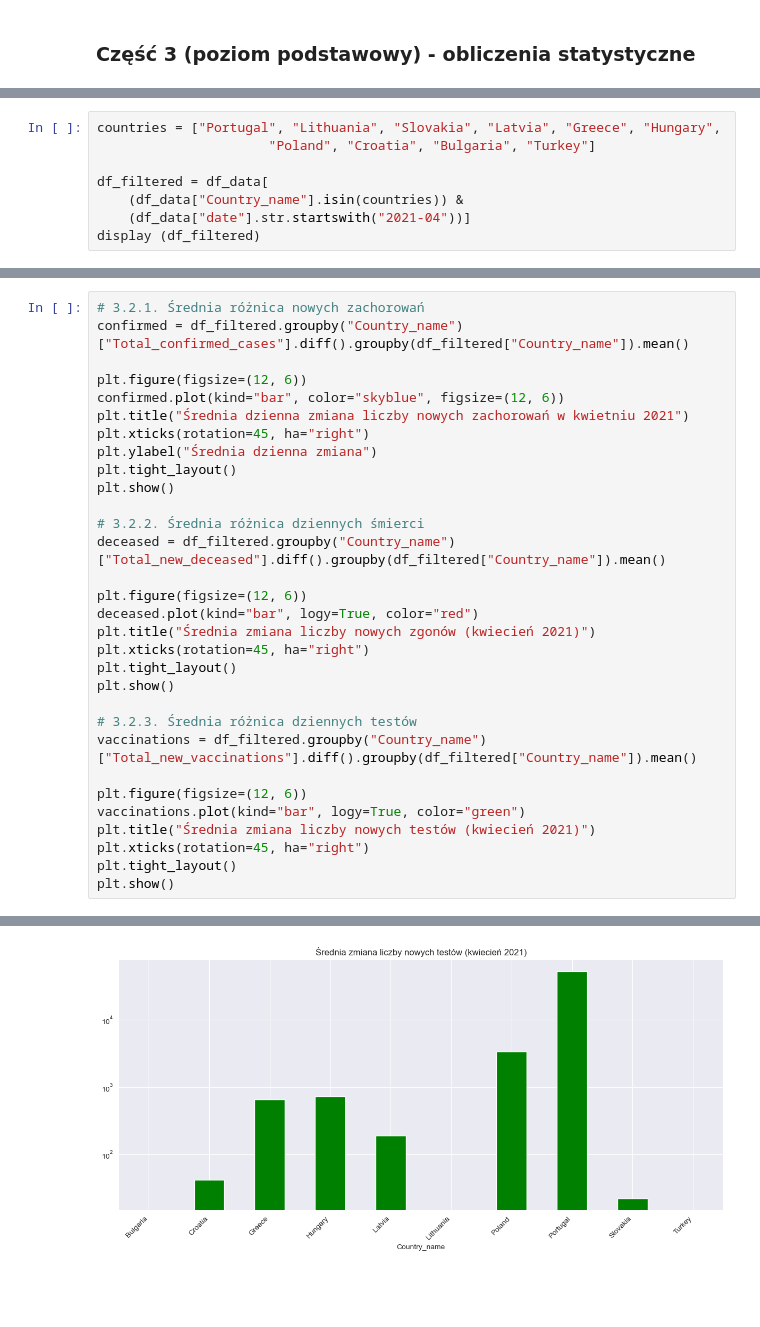
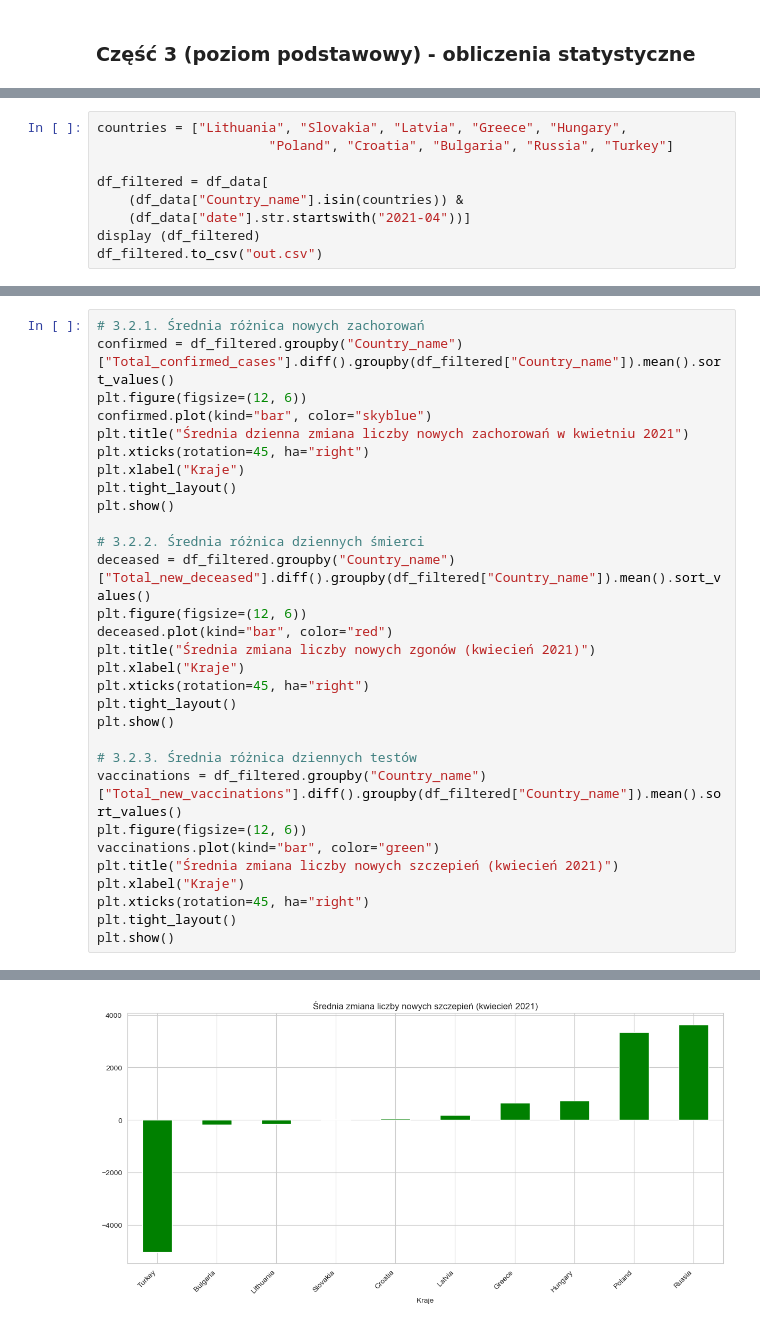
Before and after one commit to AbsZeroO/big-data, a Jupyter notebook: Poziom_2/Poziom2.ipynb, the cells around one changed output, grey strips where cells are left out. Cells and saved outputs as stored; diff of their text form; blank space fills up the shorter version.

```diff
--- a/Poziom_2/Poziom2.ipynb
+++ b/Poziom_2/Poziom2.ipynb
@@ -118,9 +146,10 @@ TODO:
 # %%
-countries = ["Portugal", "Lithuania", "Slovakia", "Latvia", "Greece", "Hungary",
-                      "Poland", "Croatia", "Bulgaria", "Turkey"]
+countries = ["Lithuania", "Slovakia", "Latvia", "Greece", "Hungary",
+                      "Poland", "Croatia", "Bulgaria", "Russia", "Turkey"]
 
 df_filtered = df_data[
     (df_data["Country_name"].isin(countries)) &
     (df_data["date"].str.startswith("2021-04"))]
 display (df_filtered)
+df_filtered.to_csv("out.csv")
 # %% [output]
@@ -177,31 +250,30 @@ Uwaga - dane dla Portugalii pochodzą tylko z 5 dni, a dla Grecji z 20. Reszta p
 # %%
 # 3.2.1. Średnia różnica nowych zachorowań
-confirmed = df_filtered.groupby("Country_name")["Total_confirmed_cases"].diff().groupby(df_filtered["Country_name"]).mean()
-
+confirmed = df_filtered.groupby("Country_name")["Total_confirmed_cases"].diff().groupby(df_filtered["Country_name"]).mean().sort_values()
 plt.figure(figsize=(12, 6))
-confirmed.plot(kind="bar", color="skyblue", figsize=(12, 6))
+confirmed.plot(kind="bar", color="skyblue")
 plt.title("Średnia dzienna zmiana liczby nowych zachorowań w kwietniu 2021")
 plt.xticks(rotation=45, ha="right")
-plt.ylabel("Średnia dzienna zmiana")
+plt.xlabel("Kraje")
 plt.tight_layout()
 plt.show()
 
 # 3.2.2. Średnia różnica dziennych śmierci
-deceased = df_filtered.groupby("Country_name")["Total_new_deceased"].diff().groupby(df_filtered["Country_name"]).mean()
-
+deceased = df_filtered.groupby("Country_name")["Total_new_deceased"].diff().groupby(df_filtered["Country_name"]).mean().sort_values()
 plt.figure(figsize=(12, 6))
-deceased.plot(kind="bar", logy=True, color="red")
+deceased.plot(kind="bar", color="red")
 plt.title("Średnia zmiana liczby nowych zgonów (kwiecień 2021)")
+plt.xlabel("Kraje")
 plt.xticks(rotation=45, ha="right")
 plt.tight_layout()
 plt.show()
 
 # 3.2.3. Średnia różnica dziennych testów
-vaccinations = df_filtered.groupby("Country_name")["Total_new_vaccinations"].diff().groupby(df_filtered["Country_name"]).mean()
-
+vaccinations = df_filtered.groupby("Country_name")["Total_new_vaccinations"].diff().groupby(df_filtered["Country_name"]).mean().sort_values()
 plt.figure(figsize=(12, 6))
-vaccinations.plot(kind="bar", logy=True, color="green")
-plt.title("Średnia zmiana liczby nowych testów (kwiecień 2021)")
+vaccinations.plot(kind="bar", color="green")
+plt.title("Średnia zmiana liczby nowych szczepień (kwiecień 2021)")
+plt.xlabel("Kraje")
 plt.xticks(rotation=45, ha="right")
 plt.tight_layout()
 plt.show()
@@ -211,2 +283,2 @@ plt.show()
-[figure, old version]
+[figure, new version]
 # %% [markdown]
```
Also changed, not shown: parts of 40 cells of this notebook.
